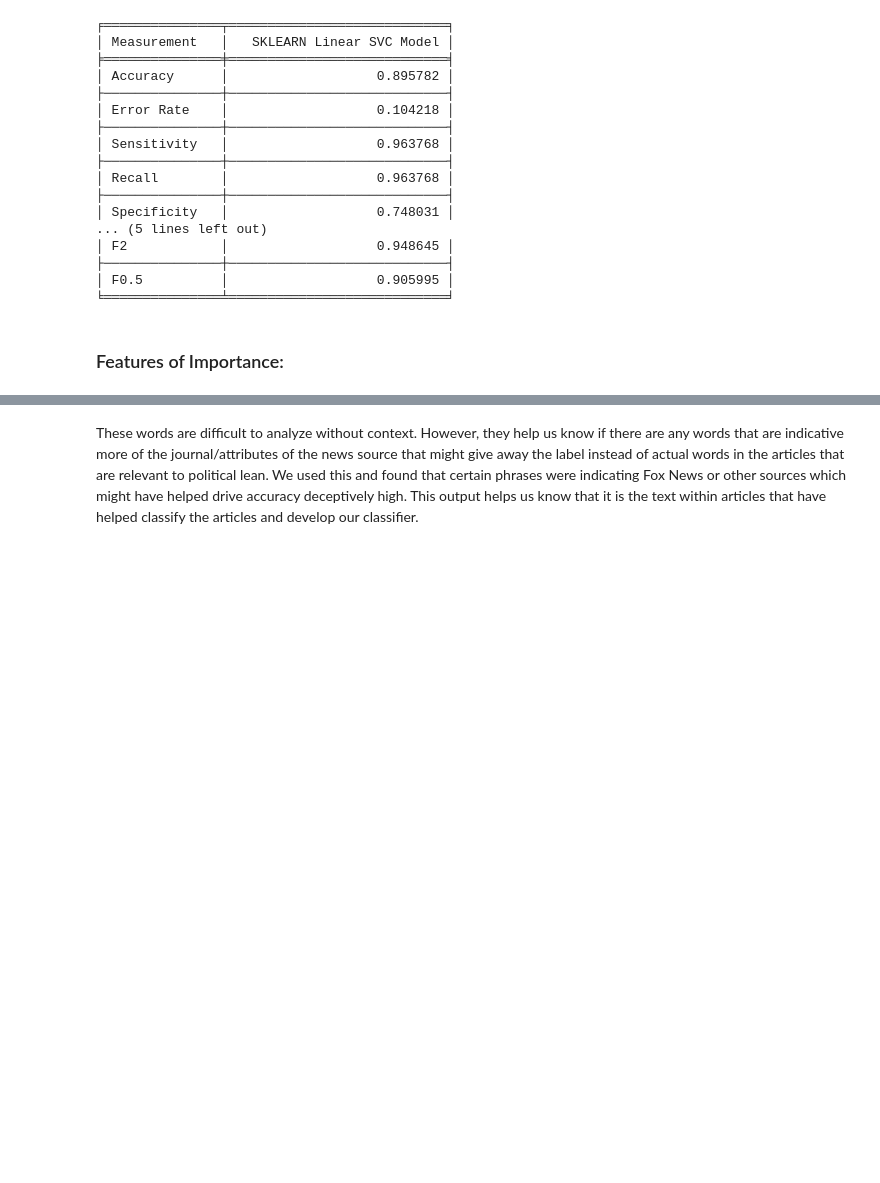
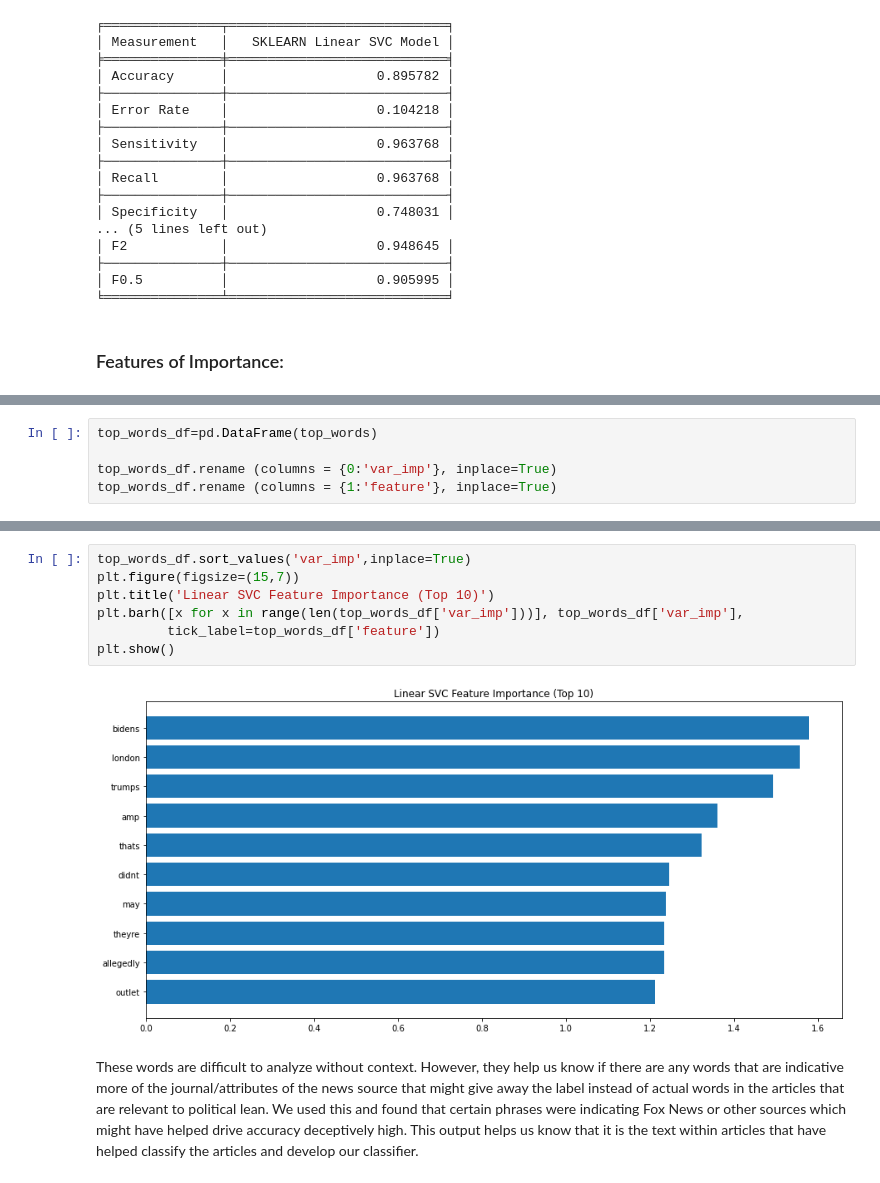
Before and after one commit to fausa/Bias_Detection_in_Journalism, a Jupyter notebook: deliverables/ADS509_FausA_PREPROCESS_EDA_MODELING.ipynb, the cells around one changed output, grey strips where cells are left out. Cells and saved outputs as stored; diff of their text form; blank space fills up the shorter version.

```diff
--- a/deliverables/ADS509_FausA_PREPROCESS_EDA_MODELING.ipynb
+++ b/deliverables/ADS509_FausA_PREPROCESS_EDA_MODELING.ipynb
@@ -1131,0 +1144,5 @@ top_words
+# %%
+top_words_df=pd.DataFrame(top_words)
+
+top_words_df.rename (columns = {0:'var_imp'}, inplace=True)
+top_words_df.rename (columns = {1:'feature'}, inplace=True)
@@ -1132,3 +1158,12 @@ top_words
+# %%
+top_words_df.sort_values('var_imp',inplace=True)
+plt.figure(figsize=(15,7))
+plt.title('Linear SVC Feature Importance (Top 10)')
+plt.barh([x for x in range(len(top_words_df['var_imp']))], top_words_df['var_imp'],
+         tick_label=top_words_df['feature'])
+plt.show()
+# %% [output]
+[figure, added]
 # %% [markdown]
 These words are difficult to analyze without context. However, they help us know if there are any words that are indicative more of the journal/attributes of the news source that might give away the label instead of actual words in the articles that are relevant to political lean. We used this and found that certain phrases were indicating Fox News or other sources which might have helped drive accuracy deceptively high. This output helps us know that it is the text within articles that have helped classify the articles and develop our classifier.
 # %% [markdown]
```
Also changed, not shown: parts of 3 cells of this notebook.
